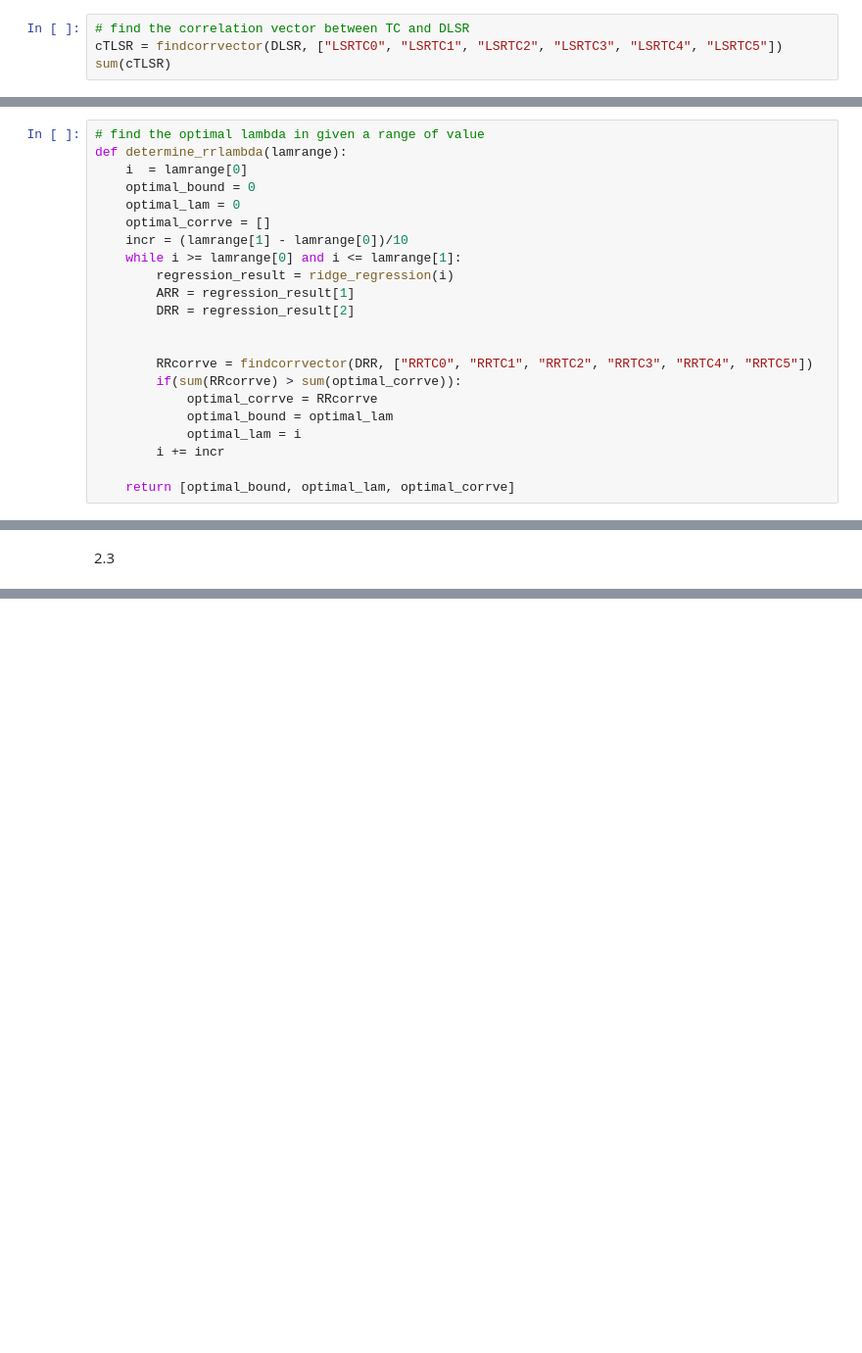
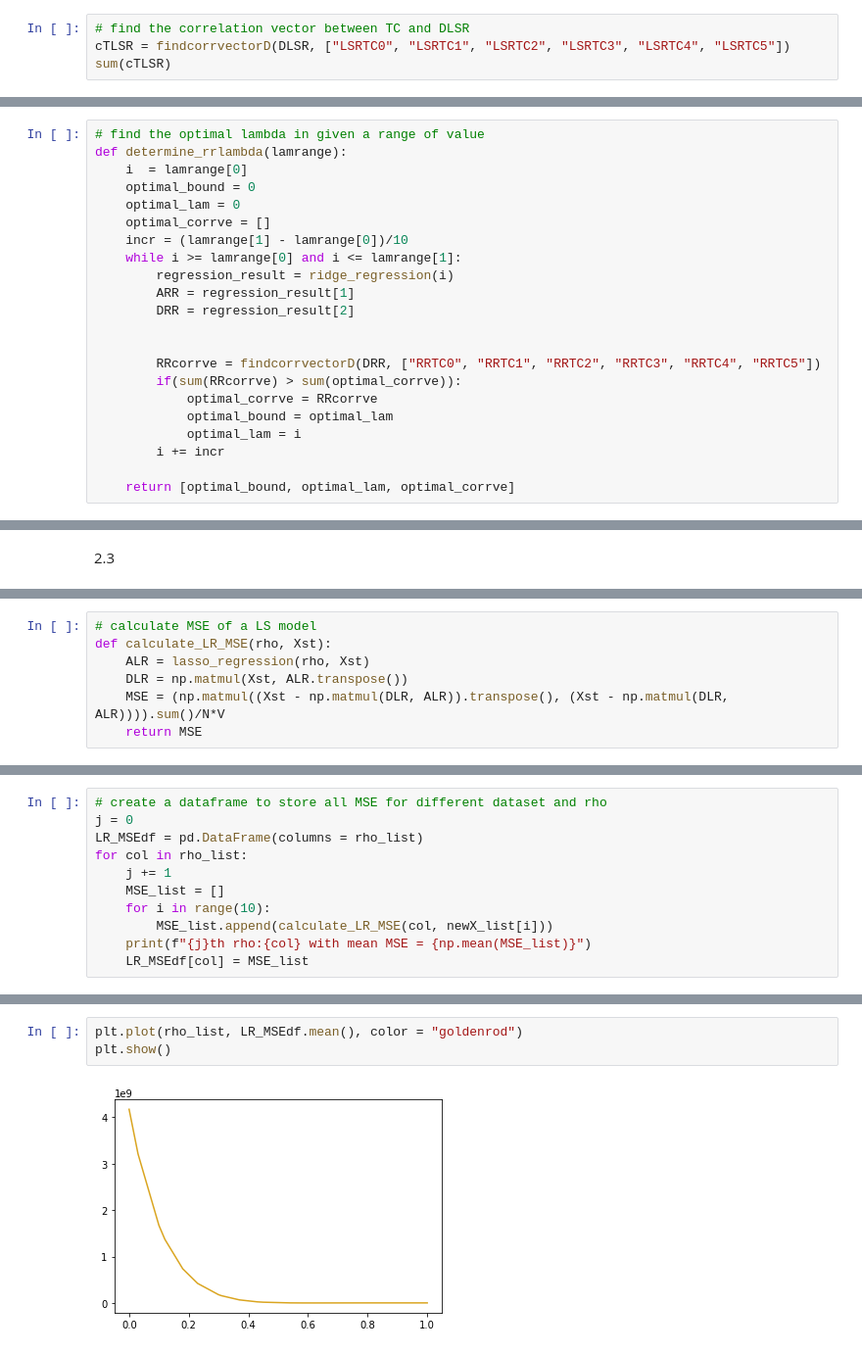
Before and after one commit to tvtpt/MAST30034_assignment1, a Jupyter notebook: Spatiotemporal Data Generation, Analysis, Result, Visualisation and Performance.ipynb, the cells around one changed output, grey strips where cells are left out. Shown at 98% size. Saved outputs shown, nothing was run; the diff lists cells and outputs as text; blank space fills up the shorter version.

```diff
--- a/Spatiotemporal Data Generation, Analysis, Result, Visualisation and Performance.ipynb
+++ b/Spatiotemporal Data Generation, Analysis, Result, Visualisation and Performance.ipynb
@@ -261,6 +261,6 @@ def findcorrvector(estD, colname):
     return corrv
 # %%
 # find the correlation vector between TC and DLSR
-cTLSR = findcorrvector(DLSR, ["LSRTC0", "LSRTC1", "LSRTC2", "LSRTC3", "LSRTC4", "LSRTC5"])
+cTLSR = findcorrvectorD(DLSR, ["LSRTC0", "LSRTC1", "LSRTC2", "LSRTC3", "LSRTC4", "LSRTC5"])
 sum(cTLSR)
 # %% [output]
@@ -287,7 +287,7 @@ def determine_rrlambda(lamrange):
         DRR = regression_result[2]
 
 
-        RRcorrve = findcorrvector(DRR, ["RRTC0", "RRTC1", "RRTC2", "RRTC3", "RRTC4", "RRTC5"])
+        RRcorrve = findcorrvectorD(DRR, ["RRTC0", "RRTC1", "RRTC2", "RRTC3", "RRTC4", "RRTC5"])
         if(sum(RRcorrve) > sum(optimal_corrve)):
             optimal_corrve = RRcorrve
             optimal_bound = optimal_lam
@@ -384,4 +392,11 @@ def generate_standardised_X(mu, varTC, varSM):
     newX = np.asmatrix(pd.DataFrame(newX).astype(float).apply(zscore).to_numpy())
 
     return newX
+# %%
+# calculate MSE of a LS model
+def calculate_LR_MSE(rho, Xst):
+    ALR = lasso_regression(rho, Xst)
+    DLR = np.matmul(Xst, ALR.transpose())
+    MSE = (np.matmul((Xst - np.matmul(DLR, ALR)).transpose(), (Xst - np.matmul(DLR, ALR)))).sum()/N*V
+    return MSE
 # %%
@@ -388,3 +404,14 @@ def generate_standardised_X(mu, varTC, varSM):
 newX_list = []
 for i in range(10):
     newX_list.append(generate_standardised_X(mu, varTC, varSM))
+# %%
+# create a dataframe to store all MSE for different dataset and rho
+j = 0
+LR_MSEdf = pd.DataFrame(columns = rho_list)
+for col in rho_list:
+    j += 1
+    MSE_list = []
+    for i in range(10):
+        MSE_list.append(calculate_LR_MSE(col, newX_list[i]))
+    print(f"{j}th rho:{col} with mean MSE = {np.mean(MSE_list)}")
+    LR_MSEdf[col] = MSE_list
@@ -390,0 +436,5 @@ for i in range(10):
+# %%
+plt.plot(rho_list, LR_MSEdf.mean(), color = "goldenrod")
+plt.show()
+# %% [output]
+[figure, added]
```
Also changed, not shown: parts of 25 cells of this notebook, 1 other file.
